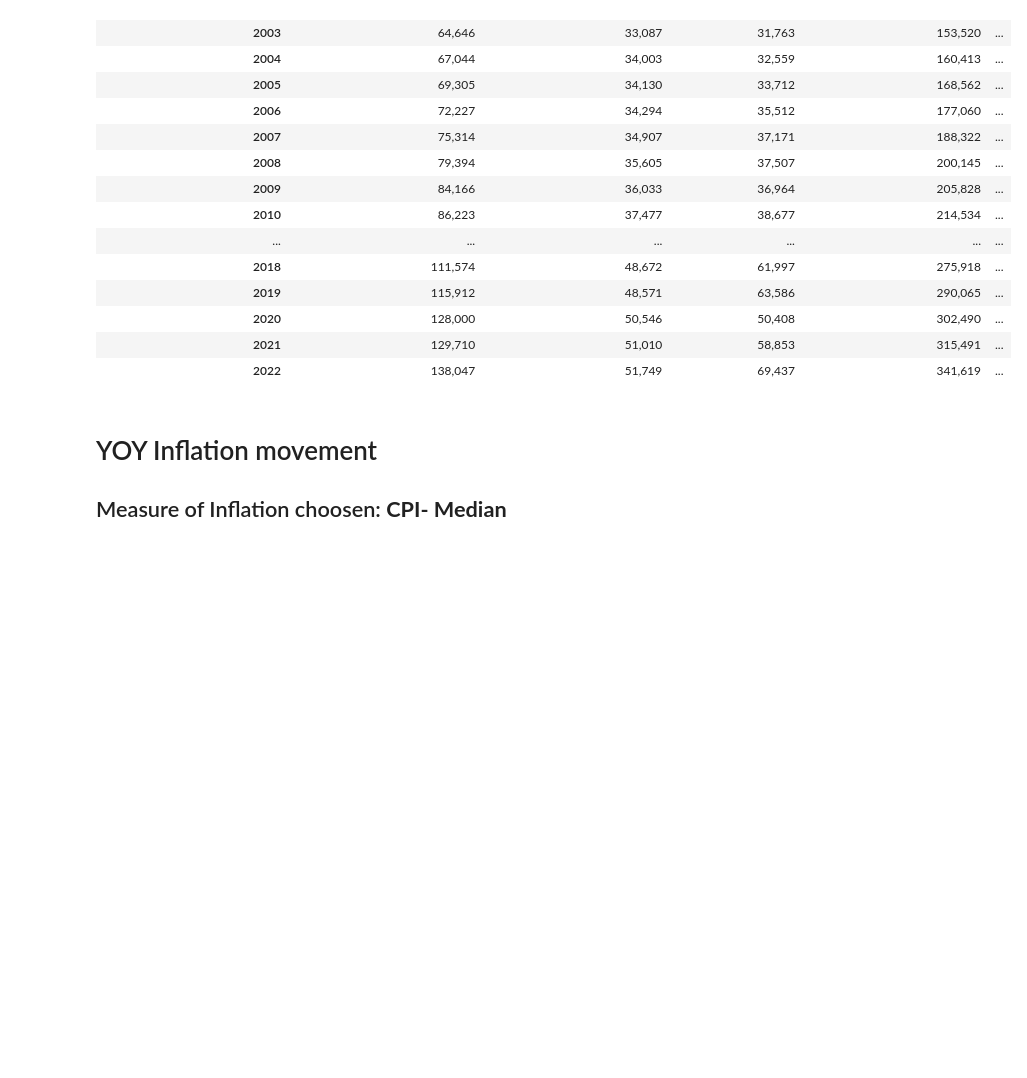
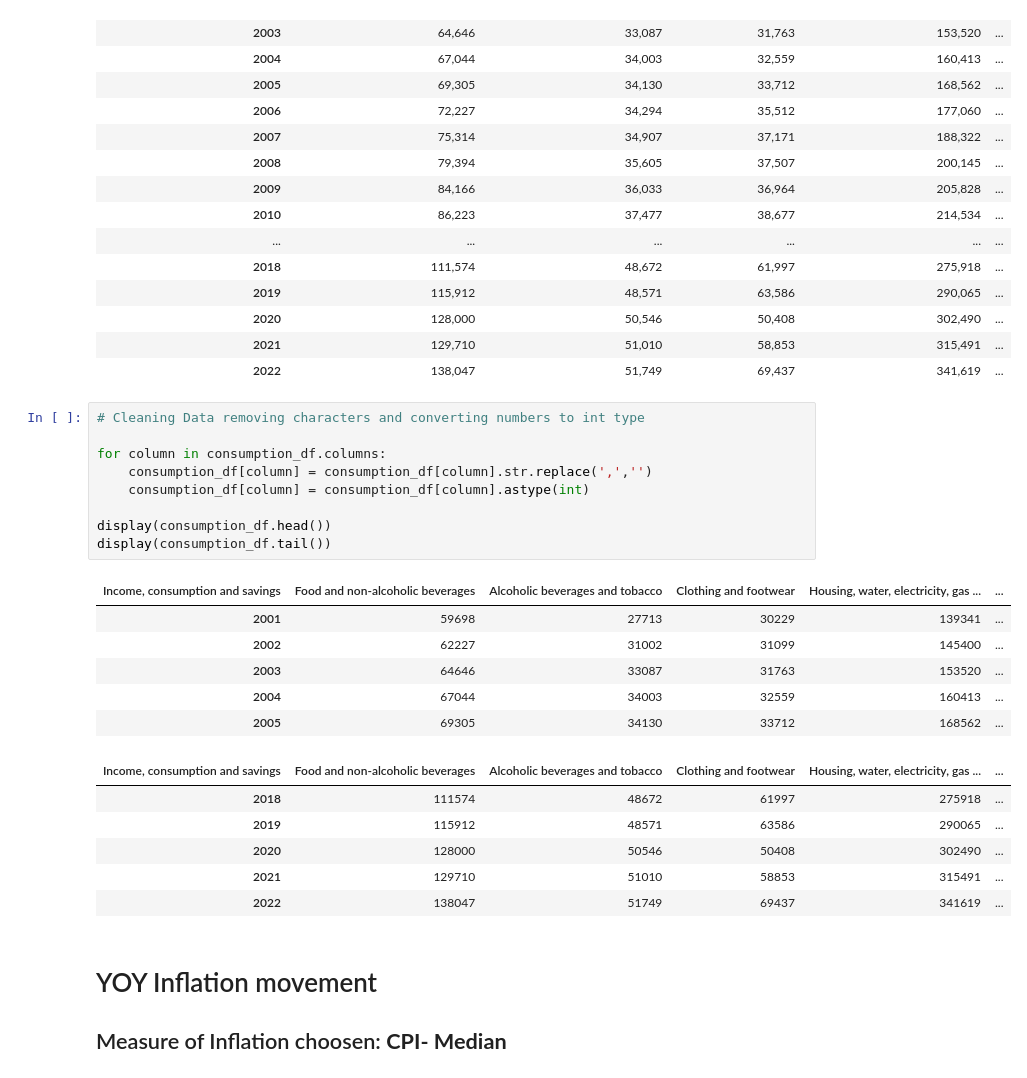
Before and after one commit to Sahib0096/Project-1-Group-3-, a Jupyter notebook: Project 1.ipynb, the cells around one changed output. Drawn from its saved outputs; the diff is of its cells as text; blank space fills up the shorter version.

```diff
--- a/Project 1.ipynb
+++ b/Project 1.ipynb
@@ -122,6 +122,28 @@ consumption_df
 | 2020 | 128,000 | 50,546 | 50,408 | 302,490 | ... |
 | 2021 | 129,710 | 51,010 | 58,853 | 315,491 | ... |
 | 2022 | 138,047 | 51,749 | 69,437 | 341,619 | ... |
+# %%
+# Cleaning Data removing characters and converting numbers to int type
+
+for column in consumption_df.columns:
+    consumption_df[column] = consumption_df[column].str.replace(',','')
+    consumption_df[column] = consumption_df[column].astype(int)
+
+display(consumption_df.head())
+display(consumption_df.tail())
+# %% [output]
+| Income, consumption and savings | Food and non-alcoholic beverages | Alcoholic beverages and tobacco | Clothing and footwear | Housing, water, electricity, gas ... | ... |
+| 2001 | 59698 | 27713 | 30229 | 139341 | ... |
+| 2002 | 62227 | 31002 | 31099 | 145400 | ... |
+| 2003 | 64646 | 33087 | 31763 | 153520 | ... |
+| 2004 | 67044 | 34003 | 32559 | 160413 | ... |
+| 2005 | 69305 | 34130 | 33712 | 168562 | ... |
+| Income, consumption and savings | Food and non-alcoholic beverages | Alcoholic beverages and tobacco | Clothing and footwear | Housing, water, electricity, gas ... | ... |
+| 2018 | 111574 | 48672 | 61997 | 275918 | ... |
+| 2019 | 115912 | 48571 | 63586 | 290065 | ... |
+| 2020 | 128000 | 50546 | 50408 | 302490 | ... |
+| 2021 | 129710 | 51010 | 58853 | 315491 | ... |
+| 2022 | 138047 | 51749 | 69437 | 341619 | ... |
 # %% [markdown]
 # YOY Inflation movement
 ## Measure of Inflation choosen: **CPI- Median**
```
